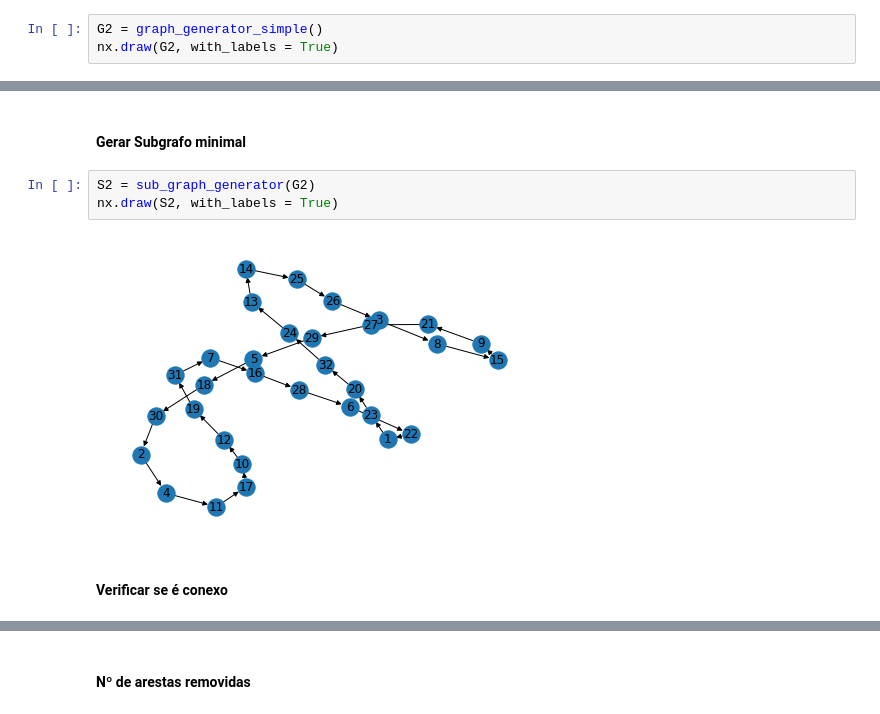
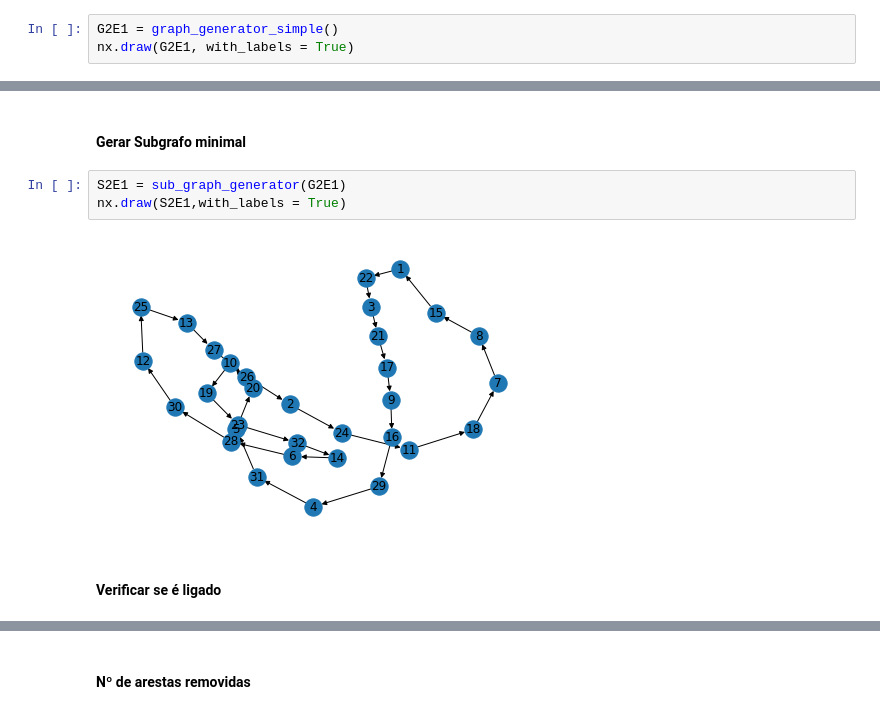
Before and after one commit to zoisper/LC-Projeto, a Jupyter notebook: 2/Trafego.ipynb, the cells around one changed output, grey strips where cells are left out. Cells and saved outputs as stored; diff of their text form.

```diff
--- a/2/Trafego.ipynb
+++ b/2/Trafego.ipynb
@@ -193,4 +211,4 @@ print(len(G1.edges()) - len(S1.edges()))
 # %%
-G2 = graph_generator_simple()
-nx.draw(G2, with_labels = True)
+G2E1 = graph_generator_simple()
+nx.draw(G2E1, with_labels = True)
 # %% [output]
@@ -204,10 +222,10 @@ True
 # %% [markdown]
 #### Gerar Subgrafo minimal
 # %%
-S2 = sub_graph_generator(G2)
-nx.draw(S2, with_labels = True)
+S2E1 = sub_graph_generator(G2E1)
+nx.draw(S2E1,with_labels = True)
 # %% [output]
-[figure, old version]
+[figure, new version]
 # %% [markdown]
-#### Verificar se é conexo
+#### Verificar se é ligado
 # %%
```
Also changed, not shown: parts of 75 cells of this notebook.
